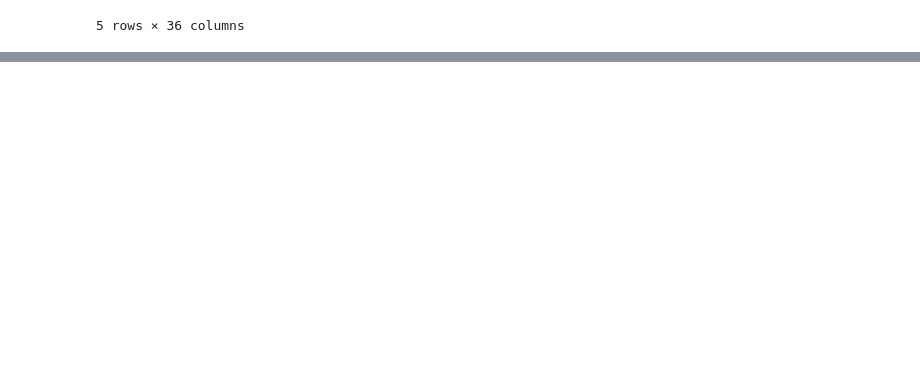
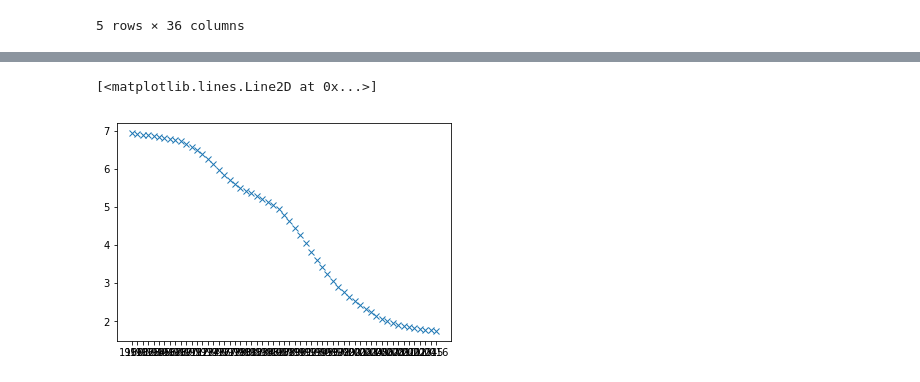
Before and after one commit to ecs-vlc/PythonTeaching, a Jupyter notebook: 03-Data/02 Pandas Intermediate.ipynb, the cells around one changed output, grey strips where cells are left out. Saved outputs shown, nothing was run; the diff lists cells and outputs as text; code cells hidden in the pictures; blank space fills up the shorter version.

```diff
--- a/03-Data/02 Pandas Intermediate.ipynb
+++ b/03-Data/02 Pandas Intermediate.ipynb
@@ -1749,0 +1876,5 @@ Half_Decade_stats.head()
+# %%
+plt.plot(df_all["fert_rat"].loc[c], 'x')
+# %% [output]
+[<matplotlib.lines.Line2D at 0x...>]
+[figure, added]
```
Also changed, not shown: parts of 14 cells of this notebook.
